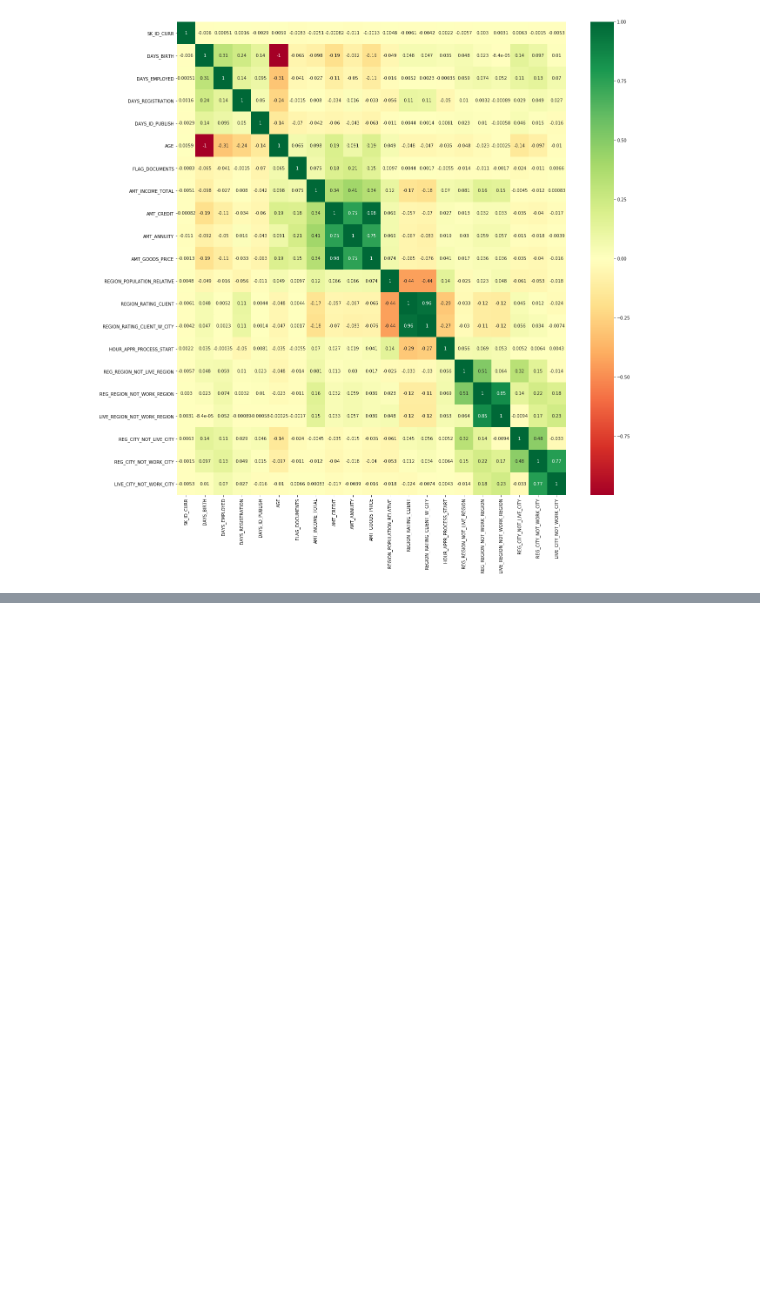
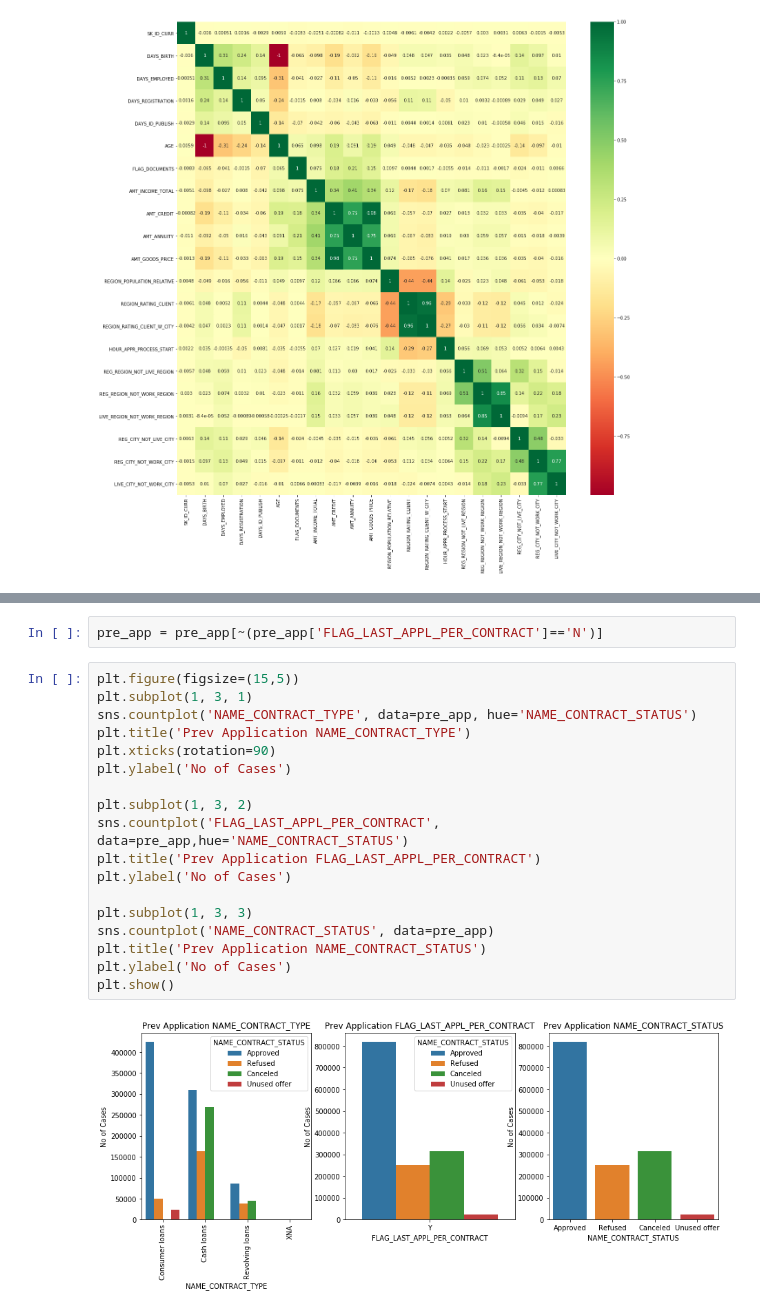
Before and after one commit to Sushil-Deore/Credit_EDA, a Jupyter notebook: Credit_EDA_Case_Study.ipynb, the cells around one changed output, grey strips where cells are left out. Drawn from its saved outputs; the diff is of its cells as text; blank space fills up the shorter version.

```diff
--- a/Credit_EDA_Case_Study.ipynb
+++ b/Credit_EDA_Case_Study.ipynb
@@ -1961,0 +2244,22 @@ Now, we will check previous application dataset
+# %%
+pre_app = pre_app[~(pre_app['FLAG_LAST_APPL_PER_CONTRACT']=='N')]
+# %%
+plt.figure(figsize=(15,5))
+plt.subplot(1, 3, 1)
+sns.countplot('NAME_CONTRACT_TYPE', data=pre_app, hue='NAME_CONTRACT_STATUS')
+plt.title('Prev Application NAME_CONTRACT_TYPE')
+plt.xticks(rotation=90)
+plt.ylabel('No of Cases')
+
+plt.subplot(1, 3, 2)
+sns.countplot('FLAG_LAST_APPL_PER_CONTRACT', data=pre_app,hue='NAME_CONTRACT_STATUS')
+plt.title('Prev Application FLAG_LAST_APPL_PER_CONTRACT')
+plt.ylabel('No of Cases')
+
+plt.subplot(1, 3, 3)
+sns.countplot('NAME_CONTRACT_STATUS', data=pre_app)
+plt.title('Prev Application NAME_CONTRACT_STATUS')
+plt.ylabel('No of Cases')
+plt.show()
+# %% [output]
+[figure, added]
```
Also changed, not shown: parts of 60 cells of this notebook.
